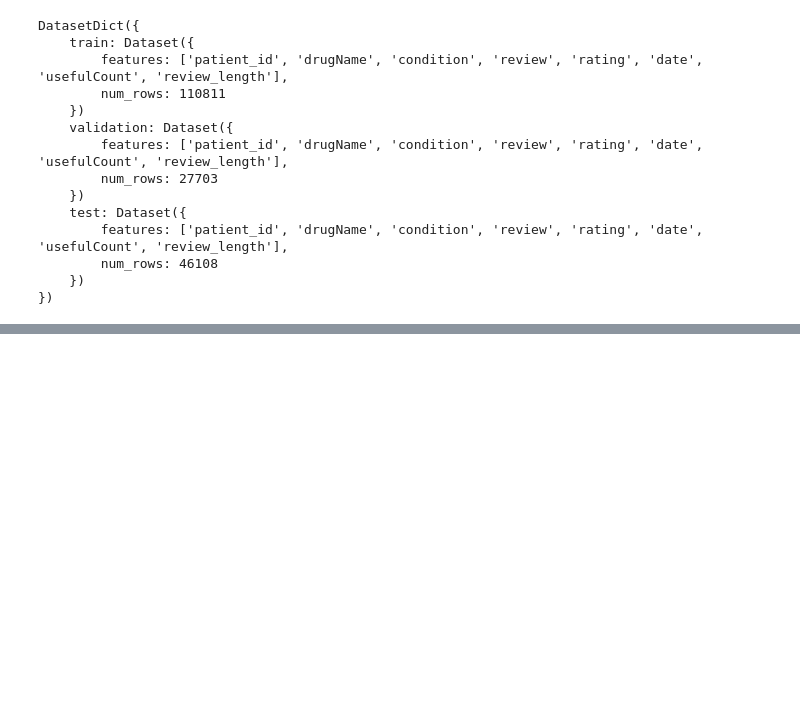
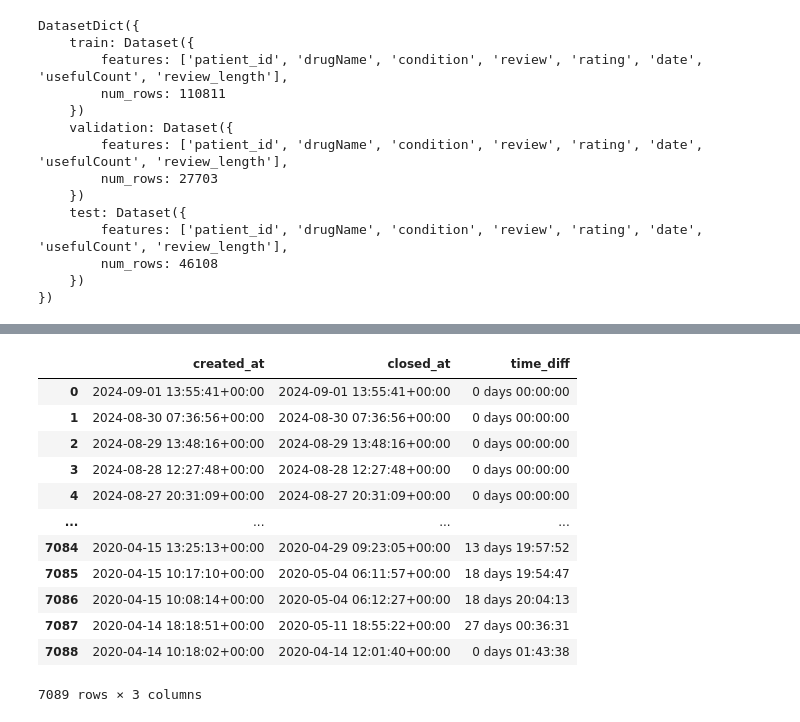
Before and after one commit to ditherr/LTNets, a Jupyter notebook: t-nlp/5 - The Datasets.ipynb, the cells around one changed output, grey strips where cells are left out. Saved outputs shown, nothing was run; the diff lists cells and outputs as text; code cells hidden in the pictures; blank space fills up the shorter version.

```diff
--- a/t-nlp/5 - The Datasets.ipynb
+++ b/t-nlp/5 - The Datasets.ipynb
@@ -785,0 +1203,10 @@ DatasetDict({
+# %%
+from datetime import datetime
+
+train_df['created_at'] = pd.to_datetime(train_df['created_at'])
+train_df['closed_at'] = pd.to_datetime(train_df['closed_at'])
+# %%
+train_df['closed_at'] = train_df['closed_at'].fillna(train_df['created_at'])
+# %%
+# cl_1 = train_df['closed_at'][8].strftime("%m/%d/%Y, %H:%M:%S")
+train_df['time_diff'] = train_df['closed_at'] - train_df['created_at']
@@ -785,0 +1227,18 @@ DatasetDict({
+# %%
+average_time = train_df[['created_at', 'closed_at', 'time_diff']]
+# %%
+average_time
+# %% [output]
+|  | created_at | closed_at | time_diff |
+| 0 | 2024-09-01 13:55:41+00:00 | 2024-09-01 13:55:41+00:00 | 0 days 00:00:00 |
+| 1 | 2024-08-30 07:36:56+00:00 | 2024-08-30 07:36:56+00:00 | 0 days 00:00:00 |
+| 2 | 2024-08-29 13:48:16+00:00 | 2024-08-29 13:48:16+00:00 | 0 days 00:00:00 |
+| 3 | 2024-08-28 12:27:48+00:00 | 2024-08-28 12:27:48+00:00 | 0 days 00:00:00 |
+| 4 | 2024-08-27 20:31:09+00:00 | 2024-08-27 20:31:09+00:00 | 0 days 00:00:00 |
+| ... | ... | ... | ... |
+| 7084 | 2020-04-15 13:25:13+00:00 | 2020-04-29 09:23:05+00:00 | 13 days 19:57:52 |
+| 7085 | 2020-04-15 10:17:10+00:00 | 2020-05-04 06:11:57+00:00 | 18 days 19:54:47 |
+| 7086 | 2020-04-15 10:08:14+00:00 | 2020-05-04 06:12:27+00:00 | 18 days 20:04:13 |
+| 7087 | 2020-04-14 18:18:51+00:00 | 2020-05-11 18:55:22+00:00 | 27 days 00:36:31 |
+| 7088 | 2020-04-14 10:18:02+00:00 | 2020-04-14 12:01:40+00:00 | 0 days 01:43:38 |
+7089 rows × 3 columns
```
Also changed, not shown: parts of 159 cells of this notebook.
